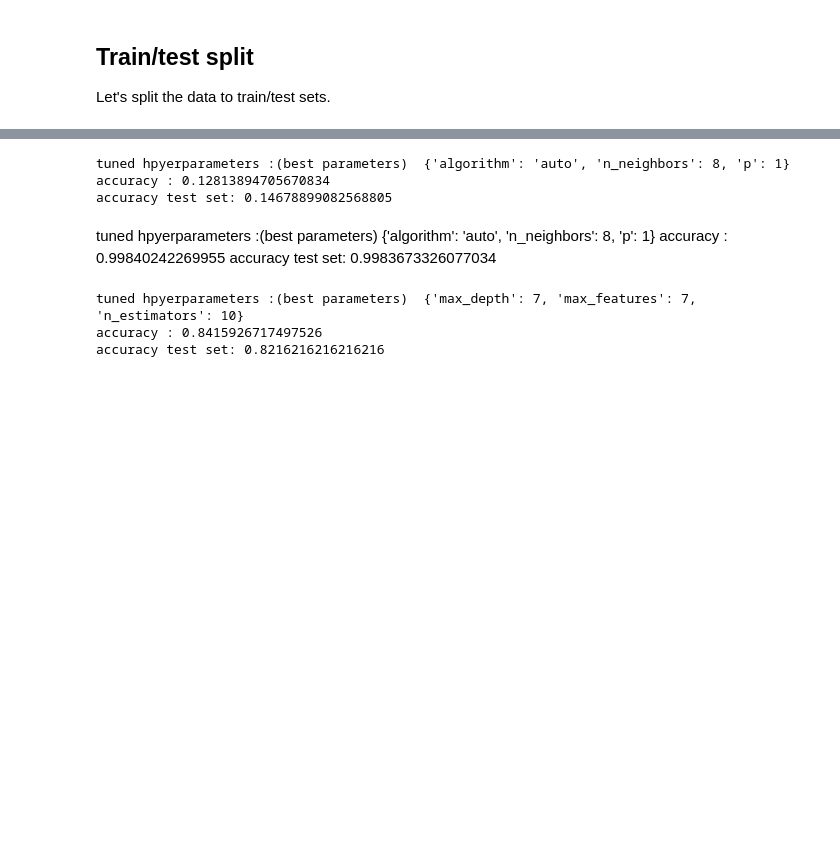
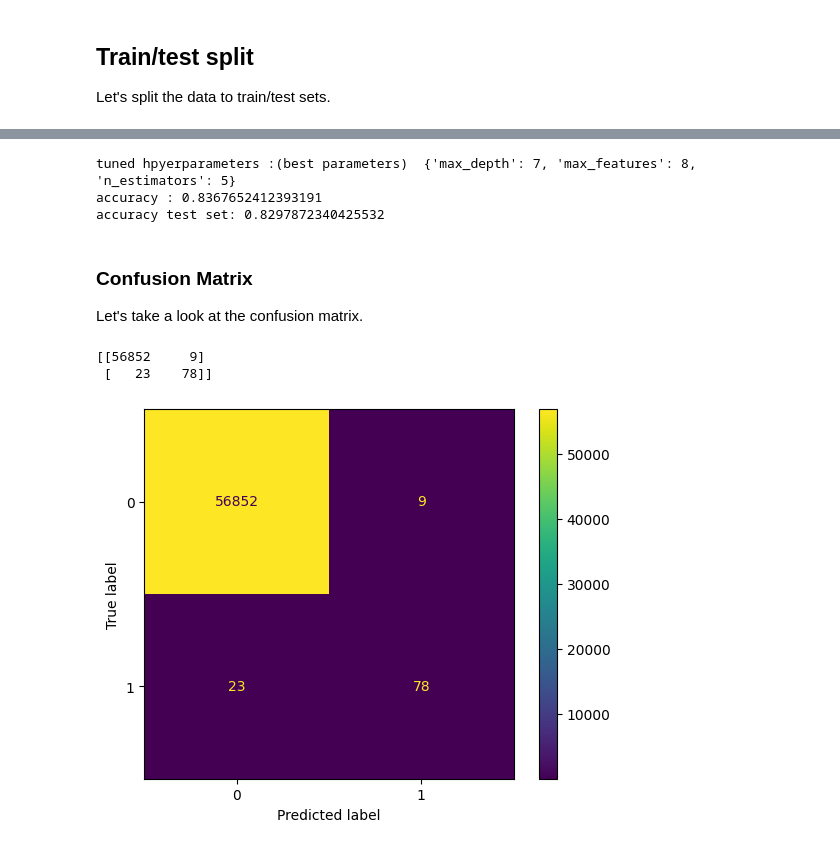
Before and after one commit to Chehrazi94/Credit_Card_Fraud_Detection, a Jupyter notebook: credit-card-fraud-detection.ipynb, the cells around one changed output, grey strips where cells are left out. Drawn from its saved outputs; the diff is of its cells as text; code cells hidden in the pictures; blank space fills up the shorter version.

```diff
--- a/credit-card-fraud-detection.ipynb
+++ b/credit-card-fraud-detection.ipynb
@@ -108,37 +137,30 @@ Let's employ KNN, and Random Forest to see which one perfomrs better on this dat
 # %%
-parameters = {'n_neighbors': [8,12,16],
-              'algorithm': ['auto', 'ball_tree', 'kd_tree', 'brute'],
-              'p': [1,2]}
-
-KNN = KNeighborsClassifier()
-knn_cv=GridSearchCV(KNN,parameters,scoring='f1',cv=4)
-knn_cv.fit(X_train,Y_train)
-print("tuned hpyerparameters :(best parameters) ",knn_cv.best_params_)
-print("accuracy :",knn_cv.best_score_)
-knn_cv.score(X_test,Y_test)
-print("accuracy test set:",knn_cv.score(X_test,Y_test))
+parameters= {"max_depth": [3,5,7],
+              "n_estimators":[3,5,10],
+              "max_features": [5,6,7,8]}
+# Creating the classifier
+RF = RandomForestClassifier()
+RF_cv=GridSearchCV(RF,parameters,scoring='f1',cv=4)
+RF_cv.fit(X_train,Y_train)
+print("tuned hpyerparameters :(best parameters) ",RF_cv.best_params_)
+print("accuracy :",RF_cv.best_score_)
+RF_cv.score(X_test,Y_test)
+print("accuracy test set:",RF_cv.score(X_test,Y_test))
 # %% [output]
-tuned hpyerparameters :(best parameters)  {'algorithm': 'auto', 'n_neighbors': 8, 'p': 1}
-accuracy : 0.12813894705670834
-accuracy test set: 0.14678899082568805
+tuned hpyerparameters :(best parameters)  {'max_depth': 7, 'max_features': 8, 'n_estimators': 5}
+accuracy : 0.8367652412393191
+accuracy test set: 0.8297872340425532
-# %% [markdown]
-tuned hpyerparameters :(best parameters)  {'algorithm': 'auto', 'n_neighbors': 8, 'p': 1}
-accuracy : 0.99840242269955
-accuracy test set: 0.9983673326077034
-# %%
-parameters= {"max_depth": [3,5,7],
-              "n_estimators":[3,5,10],
-              "max_features": [5,6,7,8]}
-
-# Creating the classifier
-RF = RandomForestClassifier()
-RF_cv=GridSearchCV(RF,parameters,scoring='f1',cv=4)
-RF_cv.fit(X_train,Y_train)
-print("tuned hpyerparameters :(best parameters) ",RF_cv.best_params_)
-print("accuracy :",RF_cv.best_score_)
-RF_cv.score(X_test,Y_test)
-print("accuracy test set:",RF_cv.score(X_test,Y_test))
-# %% [output]
-tuned hpyerparameters :(best parameters)  {'max_depth': 7, 'max_features': 7, 'n_estimators': 10}
-accuracy : 0.8415926717497526
-accuracy test set: 0.8216216216216216
+# %% [markdown]
+### Confusion Matrix
+Let's take a look at the confusion matrix.
+# %%
+Y_pred = RF_cv.predict(X_test)
+cm=confusion_matrix(Y_test, Y_pred, labels=RF_cv.classes_)
+print(cm,'\n')
+disp = ConfusionMatrixDisplay(confusion_matrix=cm,display_labels=RF_cv.classes_)
+disp.plot()
+plt.show()
+# %% [output]
+[[56852     9]
+ [   23    78]]
+[figure, added]
```
Also changed, not shown: parts of 15 cells of this notebook.
